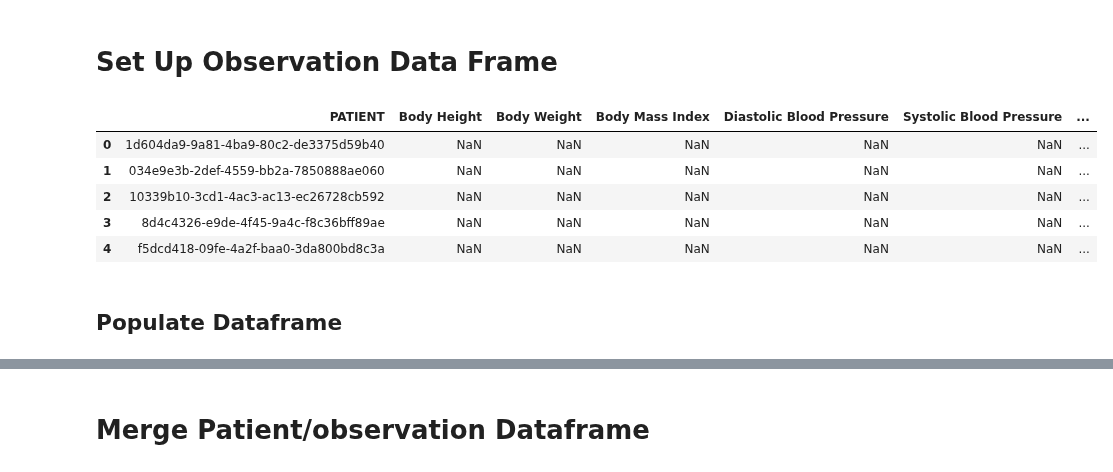
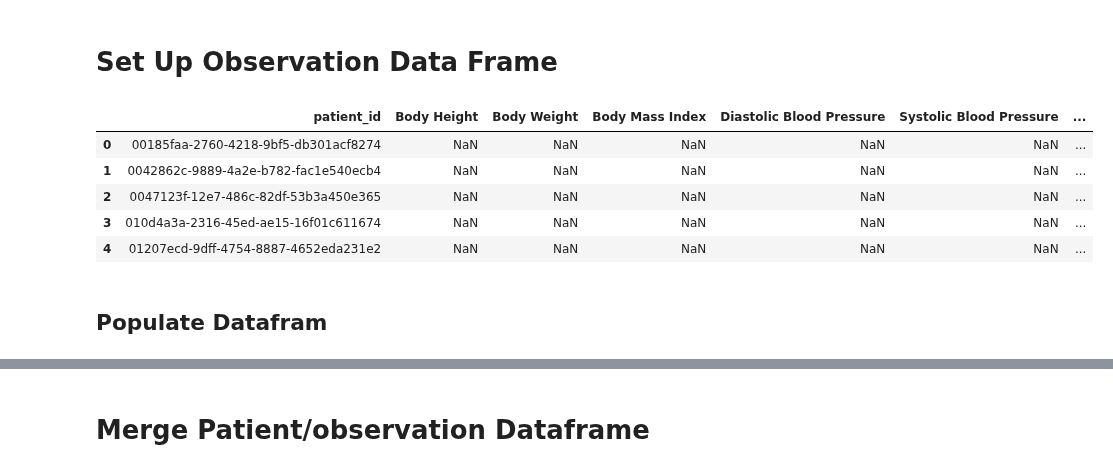
Before and after one commit to danielsb407/SyntheaMLTest, a Jupyter notebook: Sythnea_test/hierachical_Synthea.ipynb, the cells around one changed output, grey strips where cells are left out. Drawn from its saved outputs; the diff is of its cells as text; code cells hidden in the pictures.

Commit message:
added new data loop

```diff
--- a/Sythnea_test/hierachical_Synthea.ipynb
+++ b/Sythnea_test/hierachical_Synthea.ipynb
@@ -31,21 +31,22 @@ data['GENDER']=data['GENDER'].replace({'M':1})
 data['GENDER']=data['GENDER'].replace({'F':0})
 # %% [markdown]
 # Set Up Observation Data Frame
+# %%
+patient_ids=set()
+for patient_id in dfo["PATIENT"]:
+    patient_ids.add(patient_id)
+patient_ids=list(patient_ids)
+patient_ids.sort()
 # %%
-dfm=pd.DataFrame()
-dfm['PATIENT']=dataOG['Id']
-dfm['Body Height']=np.nan
-dfm['Body Weight']=np.nan
-dfm['Body Mass Index']=np.nan
-dfm['Diastolic Blood Pressure']=np.nan
-dfm['Systolic Blood Pressure']=np.nan
-dfm['Heart rate']=np.nan
-dfm['Respiratory rate']=np.nan
+columns=["patient_id","Body Height","Body Weight", "Body Mass Index","Diastolic Blood Pressure",
+         "Systolic Blood Pressure","Heart rate","Respiratory rate"]
+dfm=pd.DataFrame(columns=columns)
+dfm["patient_id"]=patient_ids
 dfm.head()
 # %% [output]
-|  | PATIENT | Body Height | Body Weight | Body Mass Index | Diastolic Blood Pressure | Systolic Blood Pressure | ... |
-| 0 | 1d604da9-9a81-4ba9-80c2-de3375d59b40 | NaN | NaN | NaN | NaN | NaN | ... |
-| 1 | 034e9e3b-2def-4559-bb2a-7850888ae060 | NaN | NaN | NaN | NaN | NaN | ... |
-| 2 | 10339b10-3cd1-4ac3-ac13-ec26728cb592 | NaN | NaN | NaN | NaN | NaN | ... |
-| 3 | 8d4c4326-e9de-4f45-9a4c-f8c36bff89ae | NaN | NaN | NaN | NaN | NaN | ... |
-| 4 | f5dcd418-09fe-4a2f-baa0-3da800bd8c3a | NaN | NaN | NaN | NaN | NaN | ... |
+|  | patient_id | Body Height | Body Weight | Body Mass Index | Diastolic Blood Pressure | Systolic Blood Pressure | ... |
+| 0 | 00185faa-2760-4218-9bf5-db301acf8274 | NaN | NaN | NaN | NaN | NaN | ... |
+| 1 | 0042862c-9889-4a2e-b782-fac1e540ecb4 | NaN | NaN | NaN | NaN | NaN | ... |
+| 2 | 0047123f-12e7-486c-82df-53b3a450e365 | NaN | NaN | NaN | NaN | NaN | ... |
+| 3 | 010d4a3a-2316-45ed-ae15-16f01c611674 | NaN | NaN | NaN | NaN | NaN | ... |
+| 4 | 01207ecd-9dff-4754-8887-4652eda231e2 | NaN | NaN | NaN | NaN | NaN | ... |
@@ -67,2 +53,2 @@ for index,row, in dfo [["PATIENT", "DESCRIPTION", "VALUE"]].iterrows():
 # %% [markdown]
-## Populate Dataframe
+## Populate Datafram
```
Also changed, not shown: parts of 21 cells of this notebook, 1 other file.
